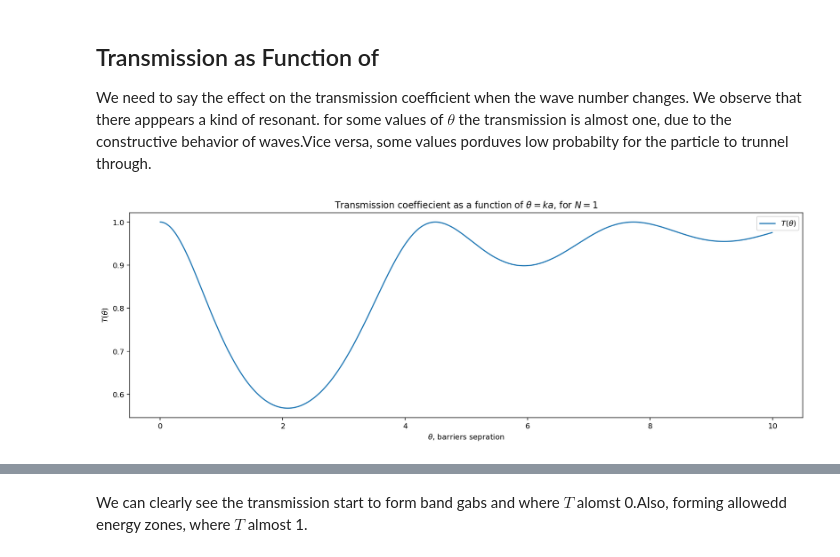
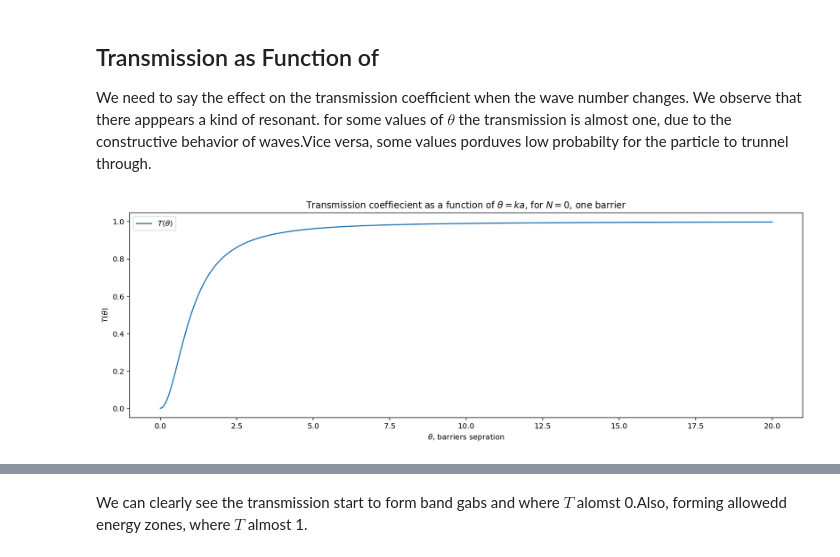
Before and after one commit to ammar-faifi/physics, a Jupyter notebook: PHYS310/N Equally Delta-Potential Barriers.ipynb, the cells around one changed output, grey strips where cells are left out. Cells and saved outputs as stored; diff of their text form; code cells hidden in the pictures.

```diff
--- a/PHYS310/N Equally Delta-Potential Barriers.ipynb
+++ b/PHYS310/N Equally Delta-Potential Barriers.ipynb
@@ -191,35 +191,35 @@ plt.rcParams['figure.figsize'] = [16, 5]
 We need to say the effect on the transmission coefficient when the wave number changes. We observe that there apppears a kind of resonant. for some values of $\theta$ the transmission is almost one, due to the constructive behavior of waves.Vice versa, some values porduves low probabilty for the particle to trunnel through.
 # %%
 def Mn(n, theta):
-    if theta == 0:
-        beta = 0
-    else:
-        beta = 1 / theta    # beta = theta / a
+    beta = 1 / theta    # beta = theta / a
+
     return np.array([
         [ 1-1j*beta              , -1j*beta*np.exp(-2j*n*theta) ],
         [ 1j*beta*np.exp(2j*n*theta), 1+1j*beta                 ],
     ])
 
 def M(N, theta):
     result = Mn(0, theta)
     for n in range(1, N+1, 1):
         result =  result @ Mn(n, theta)
     return result
 
 def T(N, theta):
+    if theta <= 0:
+        return 0
     M_ = M(N, theta)
     if M_[1][1] == 0:
         print('ops')
     return abs(1 / M_[1][1]) **2
 
-thetas = np.arange(0, 10, 0.01)
+thetas = np.arange(0, 20, 1e-4)
 
-N = 1
+N = 0
 plt.plot(thetas, [T(N, x) for x in thetas], label=r'$T(\theta)$')
 plt.xlabel(r'$\theta$, barriers sepration')
 plt.ylabel(r'$T(\theta)$')
-plt.title(fr'Transmission coeffiecient as a function of $\theta=ka$, for $N={N}$')
+plt.title(fr'Transmission coeffiecient as a function of $\theta=ka$, for $N={N}$, one barrier')
 plt.legend()
 plt.show()
 # %% [output]
-[figure, old version]
+[figure, new version]
```
Also changed, not shown: parts of 5 cells of this notebook, 1 other file.
